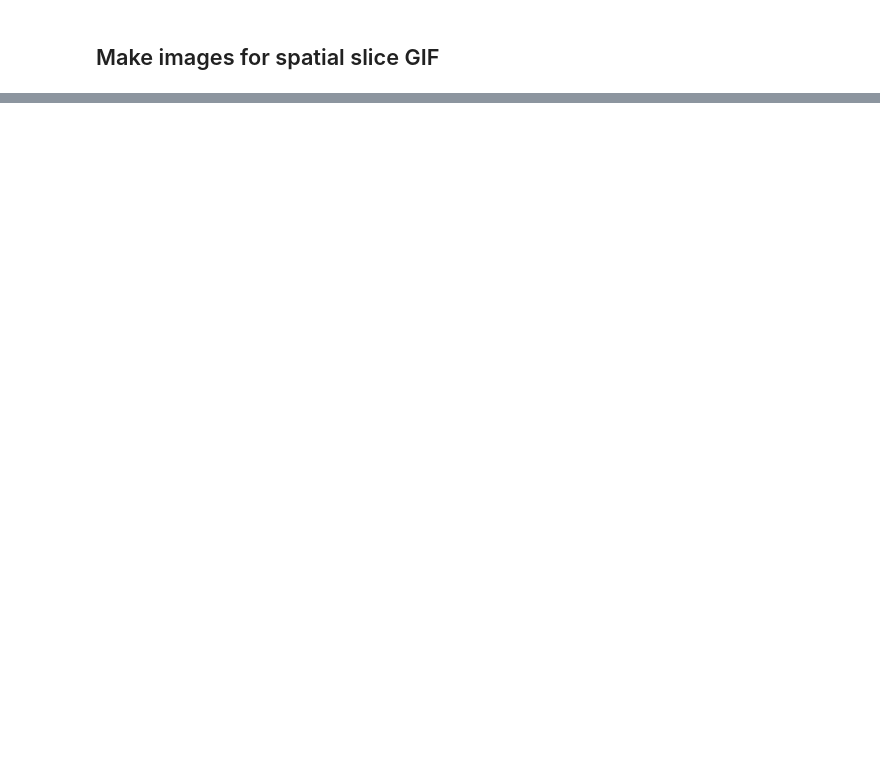
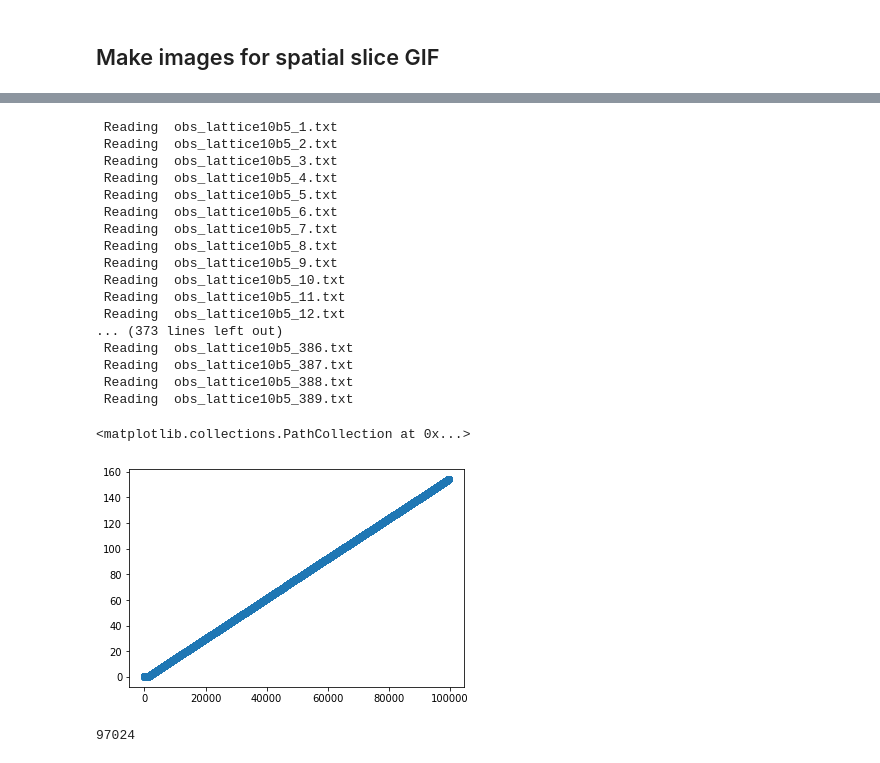
Before and after one commit to ats2008/phiFourSim, a Jupyter notebook: PhiFourLatticeValidation.ipynb, the cells around one changed output, grey strips where cells are left out. Saved outputs shown, nothing was run; the diff lists cells and outputs as text; code cells hidden in the pictures; blank space fills up the shorter version.

```diff
--- a/PhiFourLatticeValidation.ipynb
+++ b/PhiFourLatticeValidation.ipynb
@@ -220,0 +299,56 @@ for i in range(200):
+# %%
+f=open(fname,'r')
+# %%
+name='lattice4b2'
+name='lattice8b4'
+name='lattice14b2'
+name='lattice10b5'
+idxs=[i+1 for i in range(389)]
+
+step=[]
+energy=[]
+
+for idx in idxs:
+    fname='obs_'+name+'_'+str(idx)+'.txt'
+    print(" Reading ",fname)
+    f=open(fname,'r')
+    l=f.readline()
+    item=l[:-1].split(",")
+    tStepSize,xStepSize,yStepSize,zStepSize = int(item[0]),int(item[1]),int(item[2]),int(item[3])
+    latticeSize=tStepSize*xStepSize*yStepSize*zStepSize
+    l=f.readline()
+    numObsevables=int(l[:-1])
+    l=f.readline()
+    while(l):
+        item=l[:-1].split(",")
+#         print(l,item)
+        pos=int(item[0])
+        energy.append(abs(float(item[1])))
+
+        l=f.readline()
+energy=np.array(energy)
+plt.scatter(np.arange(0,energy.shape[0]),energy)
+# %% [output]
+ Reading  obs_lattice10b5_1.txt
+ Reading  obs_lattice10b5_2.txt
+ Reading  obs_lattice10b5_3.txt
+ Reading  obs_lattice10b5_4.txt
+ Reading  obs_lattice10b5_5.txt
+ Reading  obs_lattice10b5_6.txt
+ Reading  obs_lattice10b5_7.txt
+ Reading  obs_lattice10b5_8.txt
+ Reading  obs_lattice10b5_9.txt
+ Reading  obs_lattice10b5_10.txt
+ Reading  obs_lattice10b5_11.txt
+ Reading  obs_lattice10b5_12.txt
+... (373 lines left out)
+ Reading  obs_lattice10b5_386.txt
+ Reading  obs_lattice10b5_387.txt
+ Reading  obs_lattice10b5_388.txt
+ Reading  obs_lattice10b5_389.txt
+<matplotlib.collections.PathCollection at 0x...>
+[figure, added]
+# %%
+energy.shape[0]
+# %% [output]
+97024
```
Also changed, not shown: parts of 15 cells of this notebook, 5 other files.
